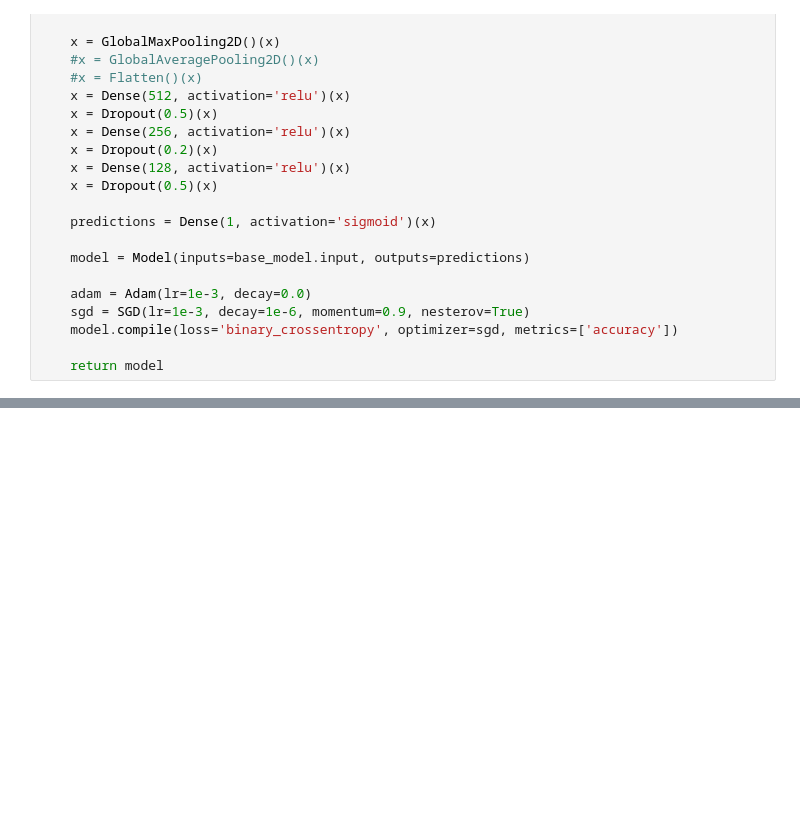
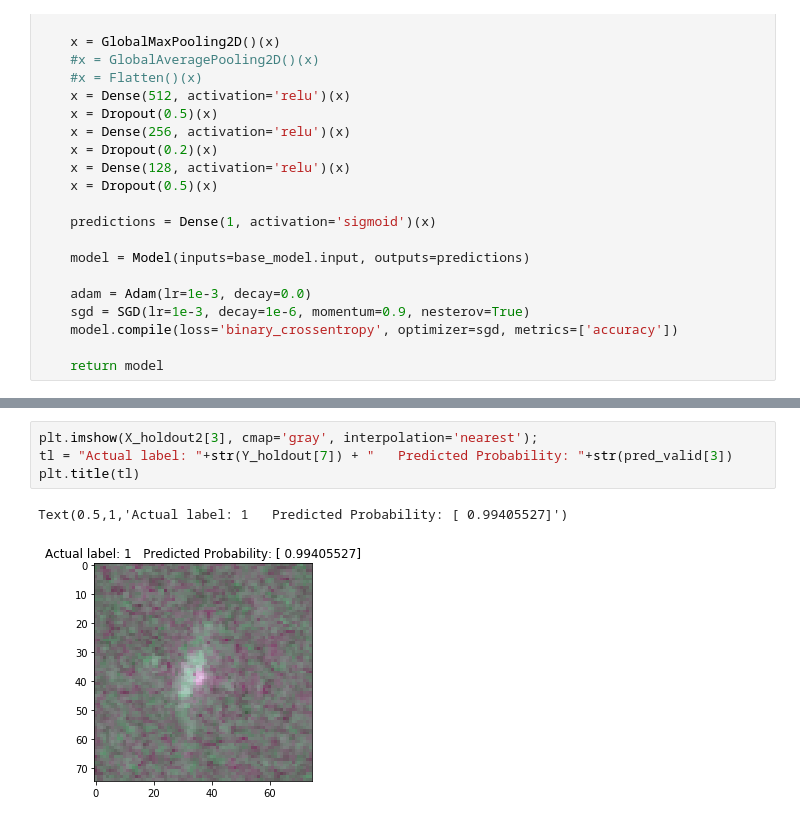
Before and after one commit to elkrojo/iceberg-spotter, a Jupyter notebook: iceberg_spotter.ipynb, the cells around one changed output, grey strips where cells are left out. Saved outputs shown, nothing was run; the diff lists cells and outputs as text; blank space fills up the shorter version.

```diff
--- a/iceberg_spotter.ipynb
+++ b/iceberg_spotter.ipynb
@@ -499,0 +632,7 @@ tlearn_submission.to_csv('submissions/tlearn_submission.csv', index=False)
+# %%
+plt.imshow(X_holdout2[3], cmap='gray', interpolation='nearest');
+tl = "Actual label: "+str(Y_holdout[7]) + "   Predicted Probability: "+str(pred_valid[3])
+plt.title(tl)
+# %% [output]
+Text(0.5,1,'Actual label: 1   Predicted Probability: [ 0.99405527]')
+[figure, added]
```
Also changed, not shown: parts of 29 cells of this notebook.
